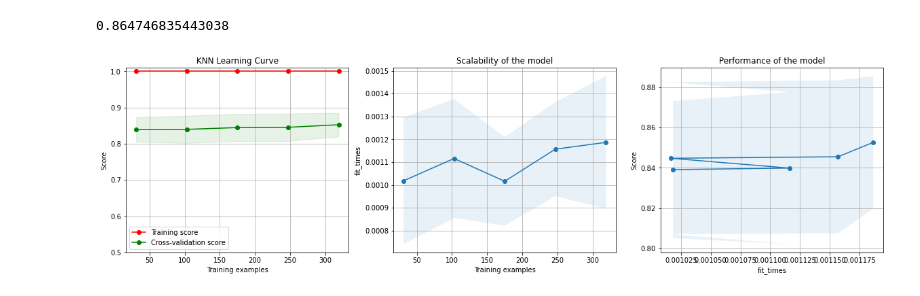
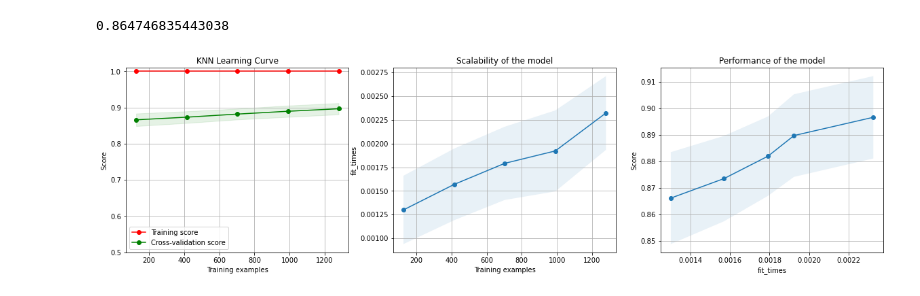
Before and after one commit to ElFeo/SupervisedLearningSurvey, a Jupyter notebook: SupervisedLearning_RedWine.ipynb, the cells around one changed output. Drawn from its saved outputs; the diff is of its cells as text; code cells hidden in the pictures.

```diff
--- a/SupervisedLearning_RedWine.ipynb
+++ b/SupervisedLearning_RedWine.ipynb
@@ -581,0 +640,15 @@ plt.show()
+# %%
+nn_best = clf_nn_grds.best_params_
+nn_estimator = MLPClassifier(hidden_layer_sizes=nn_best['hidden_layer_sizes'],
+                             activation=nn_best['activation'],
+                             alpha=nn_best['alpha'],
+                             max_iter=nn_best['max_iter'],
+                             power_t=nn_best['power_t'],
+                             solver=nn_best['solver'],
+                             random_state=1)
+nn_title = "Neural Network Learning Curve"
+cv = ShuffleSplit(n_splits=100, test_size=0.2, random_state=1)
+plot_learning_curve(nn_estimator, nn_title, X_scaled, Y, ylim=(0.5, 1.01),
+                    cv=cv, n_jobs=4)
+plt.savefig("images/nn_grds_best_wine.png")
+plt.show()
@@ -690,16 +765,16 @@ clf_knn_grds.best_score_
 # %%
 knn_best = clf_knn_grds.best_params_
 knn_estimator = KNeighborsClassifier( n_neighbors=knn_best['n_neighbors'],
                                       weights=knn_best['weights'],
                                       leaf_size=knn_best['leaf_size'],
                                       algorithm=knn_best['algorithm'])
 
 
 knn_title = "KNN Learning Curve"
 cv = ShuffleSplit(n_splits=100, test_size=0.2, random_state=1)
-plot_learning_curve(knn_estimator, knn_title, X_train, Y_train, ylim=(0.5, 1.01),
+plot_learning_curve(knn_estimator, knn_title, X_scaled, Y, ylim=(0.5, 1.01),
                     cv=cv, n_jobs=4)
 plt.savefig("images/knn_grds_best_wine.png")
 plt.show()
 # %% [output]
-[figure, old version]
+[figure, new version]
```
Also changed, not shown: parts of 6 cells of this notebook, 2 other files.
